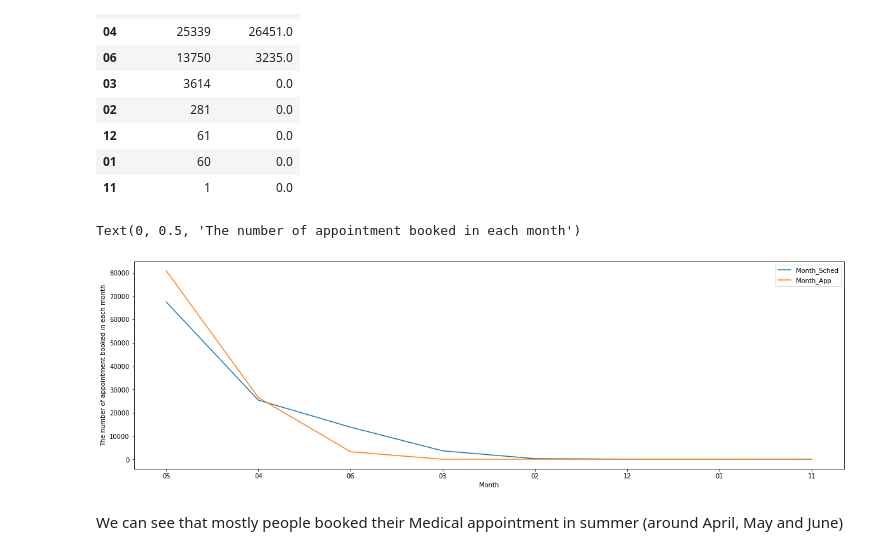
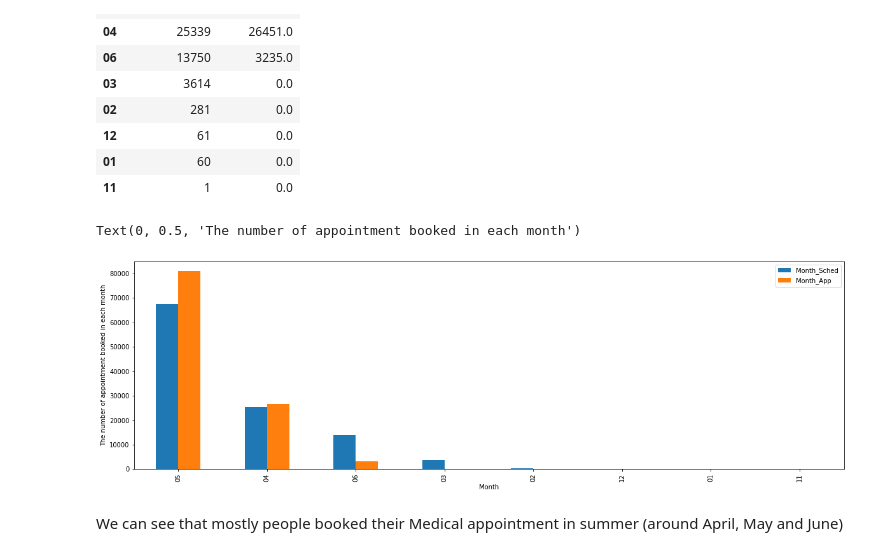
Before and after one commit to vy-phung/Data-analysis, a Jupyter notebook: No_Show_Medical_Appointment.ipynb, the cells around one changed output. Saved outputs shown, nothing was run; the diff lists cells and outputs as text; code cells hidden in the pictures.

```diff
--- a/No_Show_Medical_Appointment.ipynb
+++ b/No_Show_Medical_Appointment.ipynb
@@ -228,12 +228,12 @@ month
 | 01 | 60 | 0.0 |
 | 11 | 1 | 0.0 |
 # %%
-month.plot(kind='line', figsize = (20,6))
+month.plot(kind='bar', figsize = (20,6))
 plt.xlabel('Month')
 plt.ylabel('The number of appointment booked in each month')
 # %% [output]
 Text(0, 0.5, 'The number of appointment booked in each month')
-[figure, old version]
+[figure, new version]
 # %% [markdown]
 We can see that mostly people booked their Medical appointment in summer (around April, May and June)
 # %% [markdown]
```
Also changed, not shown: parts of 1 cell of this notebook.
